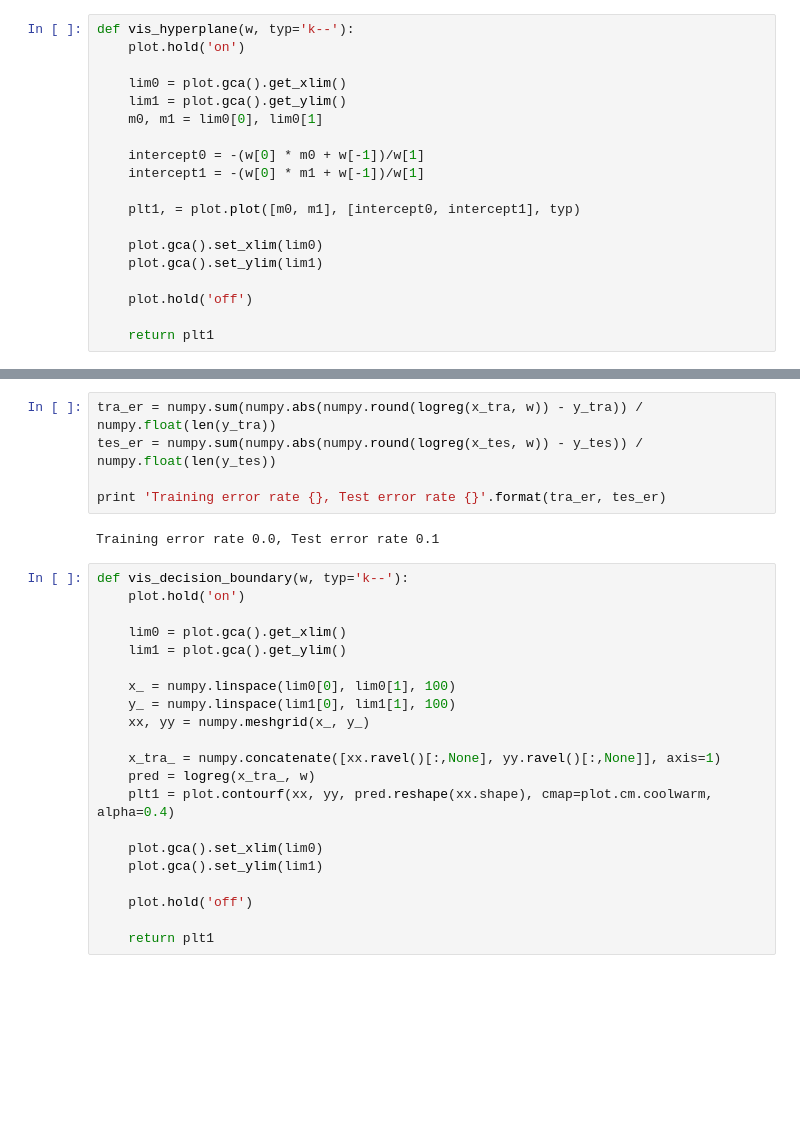
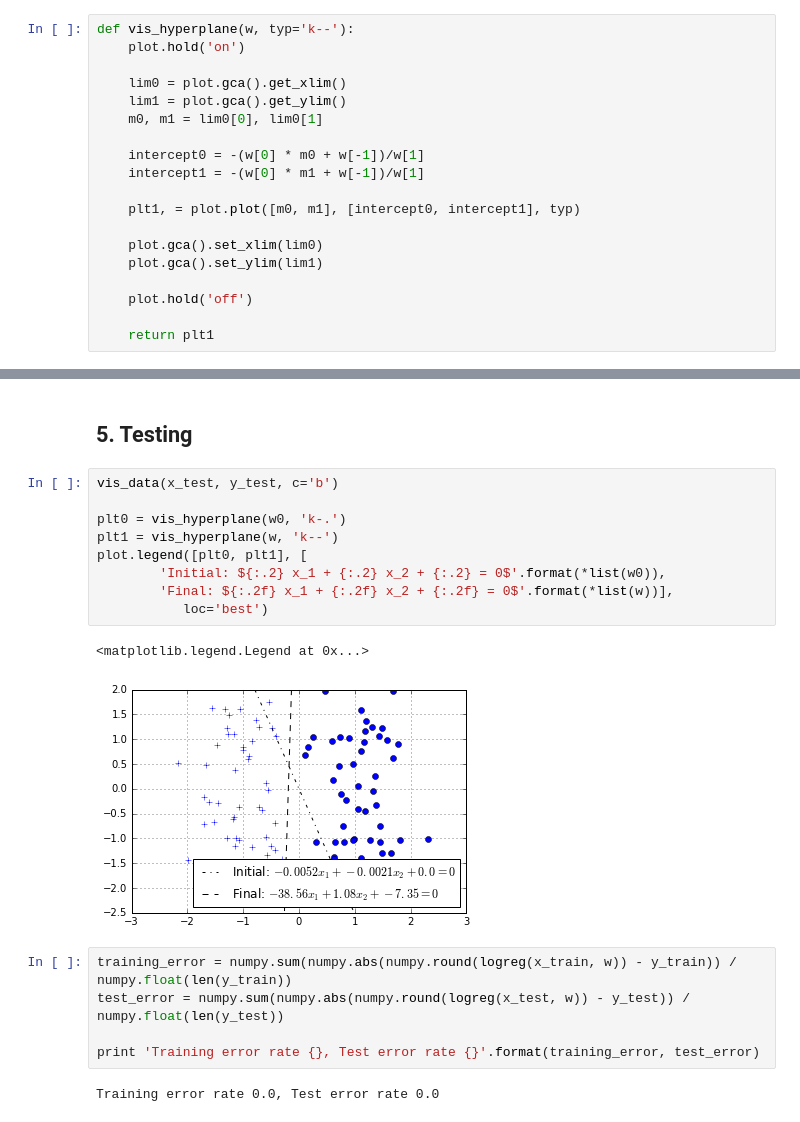
Before and after one commit to nyu-dl/Intro_to_ML_Lecture_Note, a Jupyter notebook: notebook/Logistic Regression 3.ipynb, the cells around one changed output, grey strips where cells are left out. Drawn from its saved outputs; the diff is of its cells as text; blank space fills up the shorter version.

```diff
--- a/notebook/Logistic Regression 3.ipynb
+++ b/notebook/Logistic Regression 3.ipynb
@@ -128,28 +233,21 @@ plot.show()
+# %% [markdown]
+## 5. Testing
+# %%
+vis_data(x_test, y_test, c='b')
+
+plt0 = vis_hyperplane(w0, 'k-.')
+plt1 = vis_hyperplane(w, 'k--')
+plot.legend([plt0, plt1], [
+        'Initial: ${:.2} x_1 + {:.2} x_2 + {:.2} = 0$'.format(*list(w0)),
+        'Final: ${:.2f} x_1 + {:.2f} x_2 + {:.2f} = 0$'.format(*list(w))],
+           loc='best')
+# %% [output]
+<matplotlib.legend.Legend at 0x...>
+[figure, added]
 # %%
-tra_er = numpy.sum(numpy.abs(numpy.round(logreg(x_tra, w)) - y_tra)) / numpy.float(len(y_tra))
-tes_er = numpy.sum(numpy.abs(numpy.round(logreg(x_tes, w)) - y_tes)) / numpy.float(len(y_tes))
+training_error = numpy.sum(numpy.abs(numpy.round(logreg(x_train, w)) - y_train)) / numpy.float(len(y_train))
+test_error = numpy.sum(numpy.abs(numpy.round(logreg(x_test, w)) - y_test)) / numpy.float(len(y_test))
 
-print 'Training error rate {}, Test error rate {}'.format(tra_er, tes_er)
+print 'Training error rate {}, Test error rate {}'.format(training_error, test_error)
 # %% [output]
-Training error rate 0.0, Test error rate 0.1
+Training error rate 0.0, Test error rate 0.0
-# %%
-def vis_decision_boundary(w, typ='k--'):
-    plot.hold('on')
-
-    lim0 = plot.gca().get_xlim()
-    lim1 = plot.gca().get_ylim()
-
-    x_ = numpy.linspace(lim0[0], lim0[1], 100)
-    y_ = numpy.linspace(lim1[0], lim1[1], 100)
-    xx, yy = numpy.meshgrid(x_, y_)
-
-    x_tra_ = numpy.concatenate([xx.ravel()[:,None], yy.ravel()[:,None]], axis=1)
-    pred = logreg(x_tra_, w)
-    plt1 = plot.contourf(xx, yy, pred.reshape(xx.shape), cmap=plot.cm.coolwarm, alpha=0.4)
-
-    plot.gca().set_xlim(lim0)
-    plot.gca().set_ylim(lim1)
-
-    plot.hold('off')
-
-    return plt1
```
Also changed, not shown: parts of 23 cells of this notebook.
